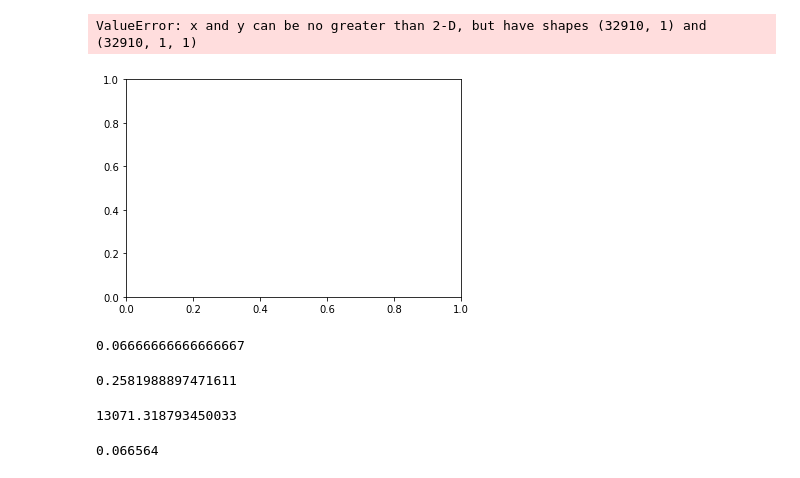
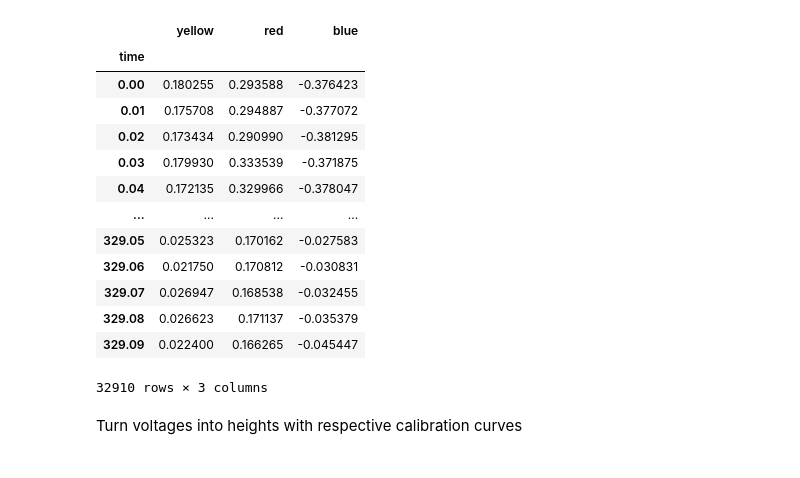
Before and after one commit to doe-fowt-control/uri-waves, a Jupyter notebook: shawn-python/calibration.ipynb, the cells around one changed output. Drawn from its saved outputs; the diff is of its cells as text; code cells hidden in the pictures.

```diff
--- a/shawn-python/calibration.ipynb
+++ b/shawn-python/calibration.ipynb
@@ -89,21 +114,19 @@ for col in X:
-# %%
-plt.plot(X, m)
-# %% [output]
-ValueError: x and y can be no greater than 2-D, but have shapes (32910, 1) and (32910, 1, 1)
-[figure, removed]
-# %%
-1/15
-# %% [output]
-0.06666666666666667
-# %%
-np.sqrt(1/15)
-# %% [output]
-0.2581988897471611
-# %%
-(15)**3.5
-# %% [output]
-13071.318793450033
-# %%
-0.258**2
-# %% [output]
-0.066564
+# %%
+wave_data
+# %% [output]
+|  | yellow | red | blue |
+| time |  |  |  |
+| 0.00 | 0.180255 | 0.293588 | -0.376423 |
+| 0.01 | 0.175708 | 0.294887 | -0.377072 |
+| 0.02 | 0.173434 | 0.290990 | -0.381295 |
+| 0.03 | 0.179930 | 0.333539 | -0.371875 |
+| 0.04 | 0.172135 | 0.329966 | -0.378047 |
+| ... | ... | ... | ... |
+| 329.05 | 0.025323 | 0.170162 | -0.027583 |
+| 329.06 | 0.021750 | 0.170812 | -0.030831 |
+| 329.07 | 0.026947 | 0.168538 | -0.032455 |
+| 329.08 | 0.026623 | 0.171137 | -0.035379 |
+| 329.09 | 0.022400 | 0.166265 | -0.045447 |
+32910 rows × 3 columns
+# %% [markdown]
+Turn voltages into heights with respective calibration curves
```
Also changed, not shown: parts of 16 cells of this notebook.
